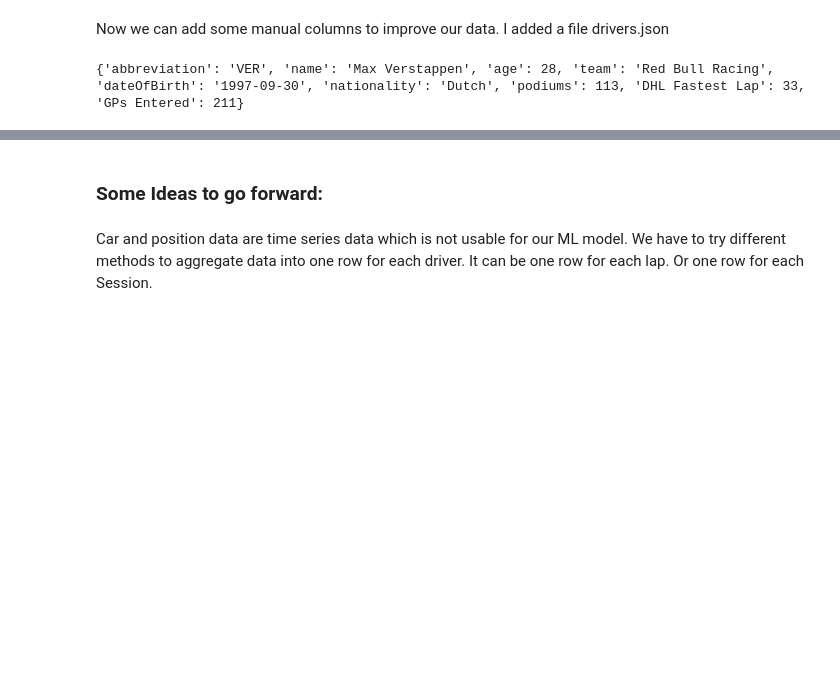
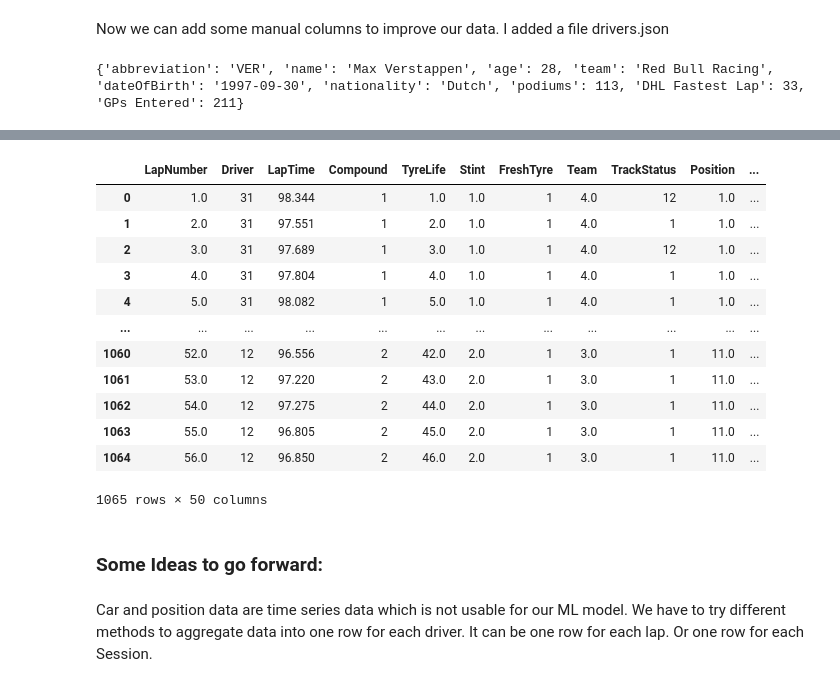
Before and after one commit to kilid69/F1, a Jupyter notebook: main.ipynb, the cells around one changed output, grey strips where cells are left out. Cells and saved outputs as stored; diff of their text form; code cells hidden in the pictures; blank space fills up the shorter version.

```diff
--- a/main.ipynb
+++ b/main.ipynb
@@ -581,3 +598,24 @@ session_results
+# %%
+# map driver names to the driver id
+session_results['Driver'] = session_results['Driver'].map(mappings.drivers)
+# %%
+# join the session laps result with driver info and final results
+session_laps_final_with_result = pd.merge(session_laps_final, session_results, on='Driver', how='left')
+session_laps_final_with_result
+# %% [output]
+|  | LapNumber | Driver | LapTime | Compound | TyreLife | Stint | FreshTyre | Team | TrackStatus | Position | ... |
+| 0 | 1.0 | 31 | 98.344 | 1 | 1.0 | 1.0 | 1 | 4.0 | 12 | 1.0 | ... |
+| 1 | 2.0 | 31 | 97.551 | 1 | 2.0 | 1.0 | 1 | 4.0 | 1 | 1.0 | ... |
+| 2 | 3.0 | 31 | 97.689 | 1 | 3.0 | 1.0 | 1 | 4.0 | 12 | 1.0 | ... |
+| 3 | 4.0 | 31 | 97.804 | 1 | 4.0 | 1.0 | 1 | 4.0 | 1 | 1.0 | ... |
+| 4 | 5.0 | 31 | 98.082 | 1 | 5.0 | 1.0 | 1 | 4.0 | 1 | 1.0 | ... |
+| ... | ... | ... | ... | ... | ... | ... | ... | ... | ... | ... | ... |
+| 1060 | 52.0 | 12 | 96.556 | 2 | 42.0 | 2.0 | 1 | 3.0 | 1 | 11.0 | ... |
+| 1061 | 53.0 | 12 | 97.220 | 2 | 43.0 | 2.0 | 1 | 3.0 | 1 | 11.0 | ... |
+| 1062 | 54.0 | 12 | 97.275 | 2 | 44.0 | 2.0 | 1 | 3.0 | 1 | 11.0 | ... |
+| 1063 | 55.0 | 12 | 96.805 | 2 | 45.0 | 2.0 | 1 | 3.0 | 1 | 11.0 | ... |
+| 1064 | 56.0 | 12 | 96.850 | 2 | 46.0 | 2.0 | 1 | 3.0 | 1 | 11.0 | ... |
+1065 rows × 50 columns
 # %% [markdown]
 ### Some Ideas to go forward:
 # %% [markdown]
```
Also changed, not shown: parts of 12 cells of this notebook, 1 other file.
